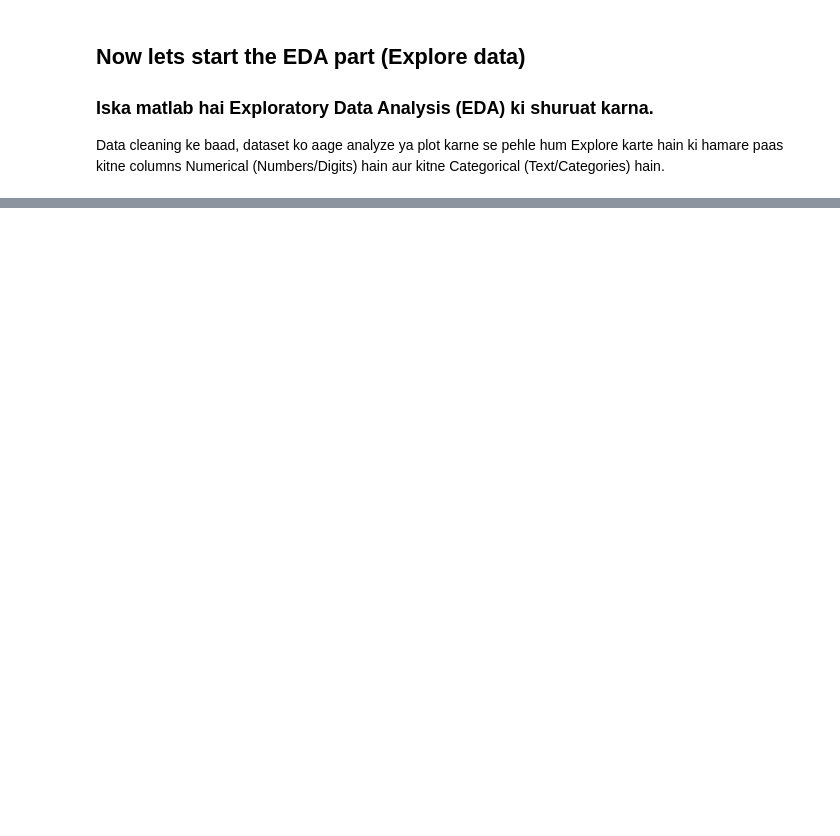
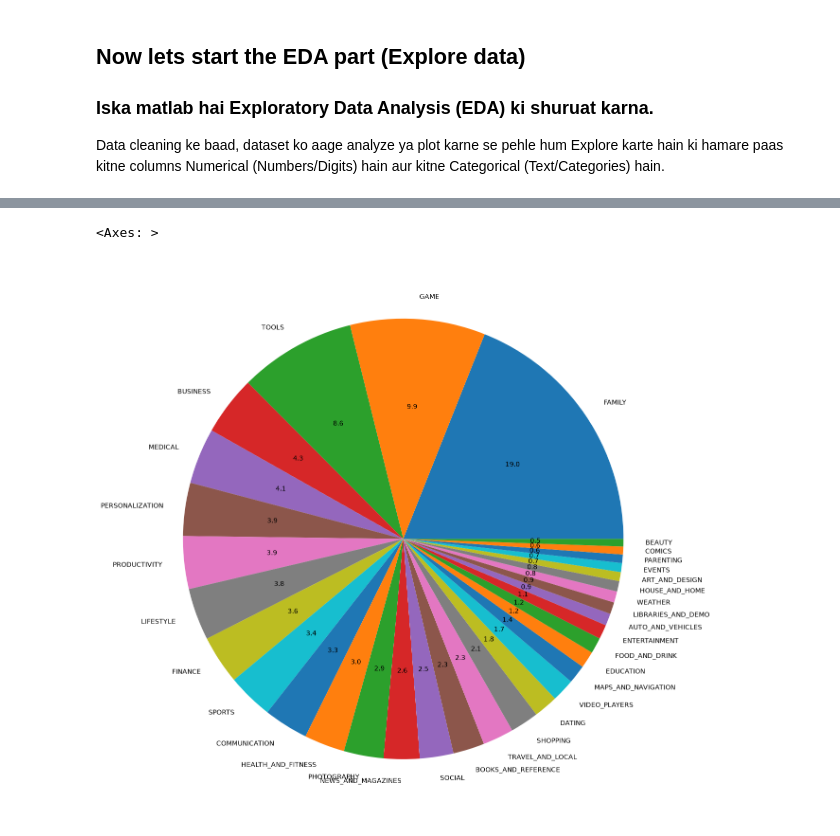
Before and after one commit to mohdshubair313/machine-learning-concepts, a Jupyter notebook: EDA/playstore_data/playstore1.ipynb, the cells around one changed output, grey strips where cells are left out. Drawn from its saved outputs; the diff is of its cells as text; code cells hidden in the pictures; blank space fills up the shorter version.

```diff
--- a/EDA/playstore_data/playstore1.ipynb
+++ b/EDA/playstore_data/playstore1.ipynb
@@ -200,3 +67,3 @@ Length: 461, dtype: str
 # %%
-df_copy['Size'] = df_copy['Size'].replace('varies with device', np.nan)
+df_copy['Size'] = df_copy['Size'].replace('Varies with device', np.nan)
 df_copy['Size'] = df_copy['Size'].astype(float)
@@ -336,0 +180,5 @@ print('\nWe have {} categorical features : {}'.format(len(categorical_features),
+# %%
+df_copy['Category'].value_counts().plot.pie(y=df['Category'], figsize=(15,16),autopct='%1.1f')
+# %% [output]
+<Axes: >
+[figure, added]
```
Also changed, not shown: parts of 38 cells of this notebook, 1 other file.
